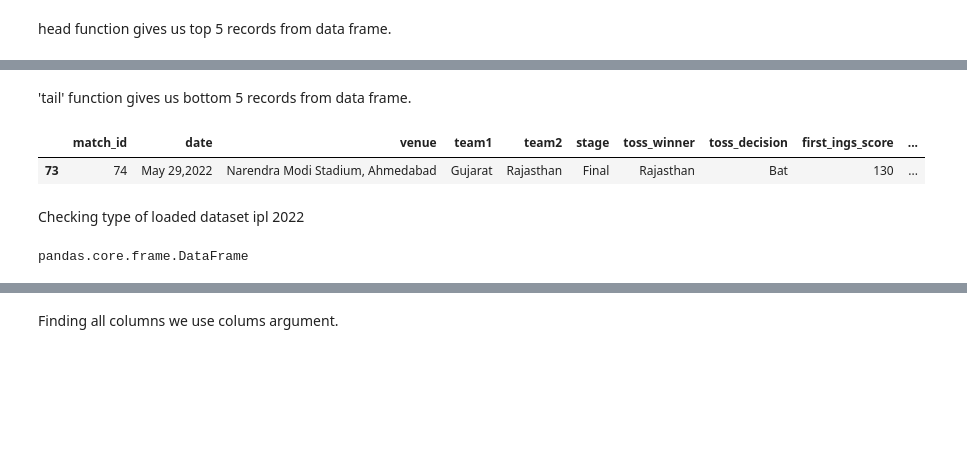
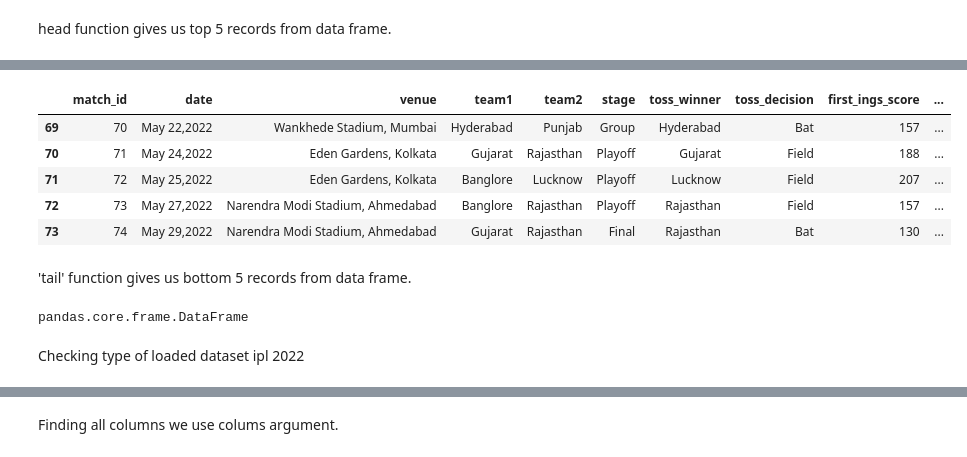
Before and after one commit to shivam97verma/Analysis-of-Indian-Premier-league-2022, a Jupyter notebook: iplnew.ipynb, the cells around one changed output, grey strips where cells are left out. Saved outputs shown, nothing was run; the diff lists cells and outputs as text; code cells hidden in the pictures; blank space fills up the shorter version.

```diff
--- a/iplnew.ipynb
+++ b/iplnew.ipynb
@@ -42,13 +37,17 @@ ipl.head(10)
+# %%
+ipl.tail()
+# %% [output]
+|  | match_id | date | venue | team1 | team2 | stage | toss_winner | toss_decision | first_ings_score | ... |
+| 69 | 70 | May 22,2022 | Wankhede Stadium, Mumbai | Hyderabad | Punjab | Group | Hyderabad | Bat | 157 | ... |
+| 70 | 71 | May 24,2022 | Eden Gardens, Kolkata | Gujarat | Rajasthan | Playoff | Gujarat | Field | 188 | ... |
+| 71 | 72 | May 25,2022 | Eden Gardens, Kolkata | Banglore | Lucknow | Playoff | Lucknow | Field | 207 | ... |
+| 72 | 73 | May 27,2022 | Narendra Modi Stadium, Ahmedabad | Banglore | Rajasthan | Playoff | Rajasthan | Field | 157 | ... |
+| 73 | 74 | May 29,2022 | Narendra Modi Stadium, Ahmedabad | Gujarat | Rajasthan | Final | Rajasthan | Bat | 130 | ... |
 # %% [markdown]
 'tail' function gives us bottom 5 records from data frame.
-# %%
-ipl.tail(1)
-# %% [output]
-|  | match_id | date | venue | team1 | team2 | stage | toss_winner | toss_decision | first_ings_score | ... |
-| 73 | 74 | May 29,2022 | Narendra Modi Stadium, Ahmedabad | Gujarat | Rajasthan | Final | Rajasthan | Bat | 130 | ... |
+# %%
+type(ipl)
+# %% [output]
+pandas.core.frame.DataFrame
 # %% [markdown]
 Checking type of loaded dataset ipl 2022
-# %%
-type(ipl)
-# %% [output]
-pandas.core.frame.DataFrame
```
Also changed, not shown: parts of 12 cells of this notebook.
